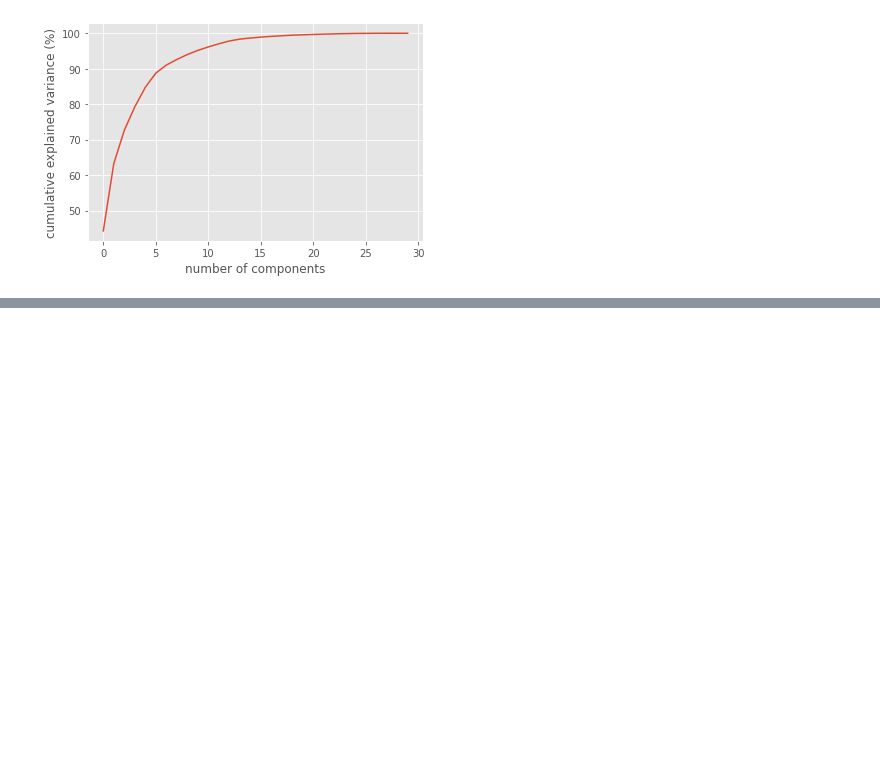
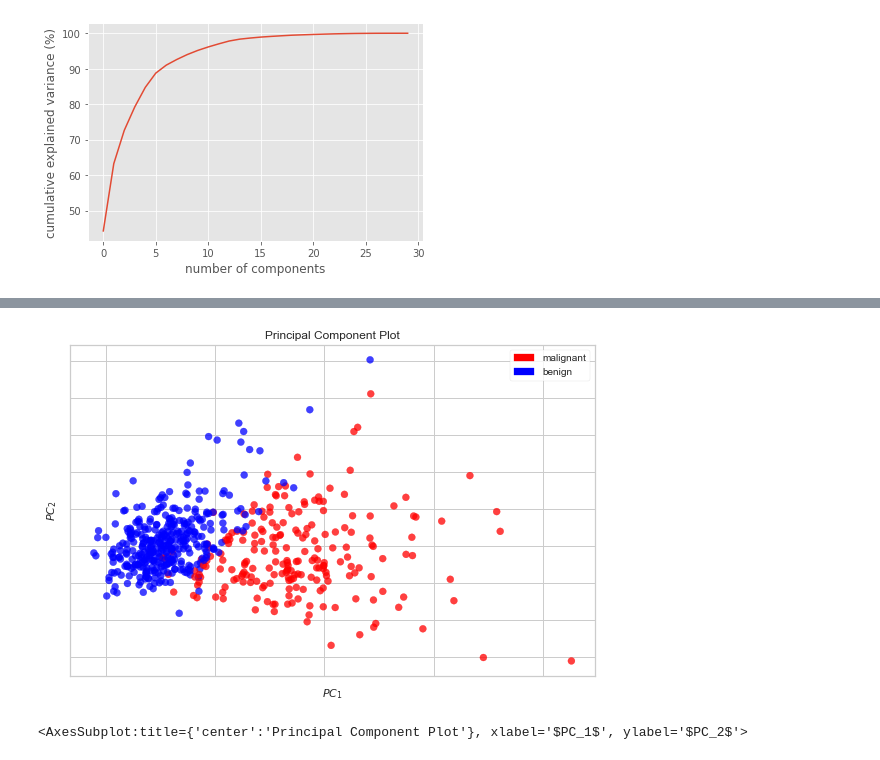
Before and after one commit to rachyharkov/pca-climate-data, a Jupyter notebook: PCA-example-use2.ipynb, the cells around one changed output, grey strips where cells are left out. Saved outputs shown, nothing was run; the diff lists cells and outputs as text; code cells hidden in the pictures; blank space fills up the shorter version.

```diff
--- a/PCA-example-use2.ipynb
+++ b/PCA-example-use2.ipynb
@@ -93,0 +107,16 @@ variance explained by first 10 principal components:  95.15688143366667
+# %%
+from yellowbrick.features import PCA
+
+visualizer_2 = PCA(
+    scale=True,
+    projection=2,
+    classes=['malignant', 'benign'],
+    random_state=42,
+    colors=['red', 'blue']
+)
+
+visualizer_2.fit_transform(X_scaled, cancer.target)
+visualizer_2.show()
+# %% [output]
+[figure, added]
+<AxesSubplot:title={'center':'Principal Component Plot'}, xlabel='$PC_1$', ylabel='$PC_2$'>
```
Also changed, not shown: parts of 3 cells of this notebook, 1 other file.
